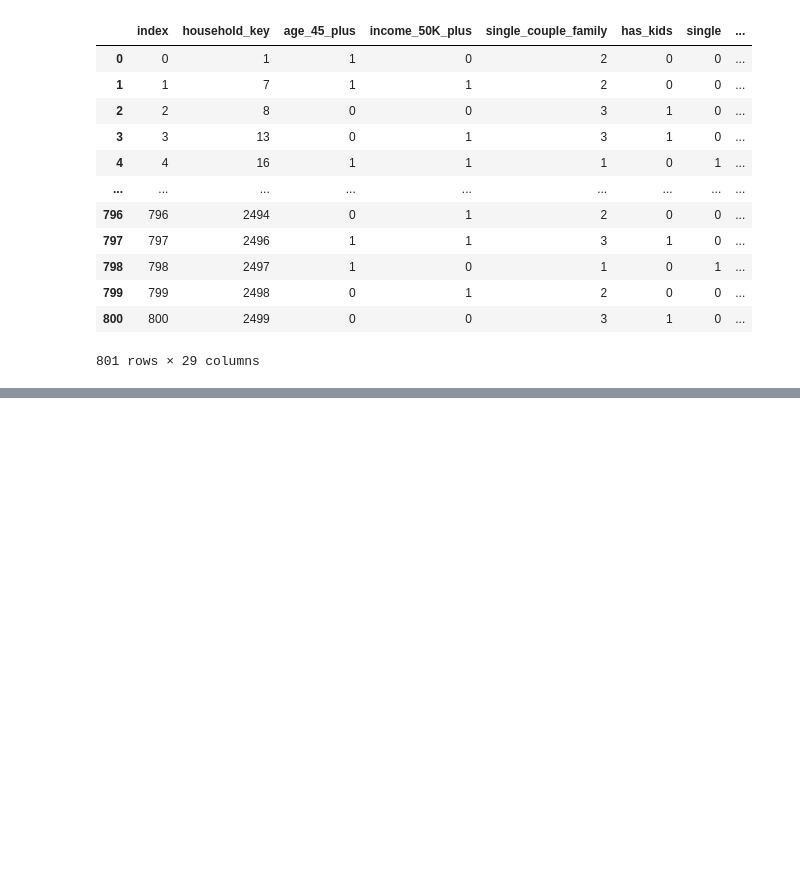
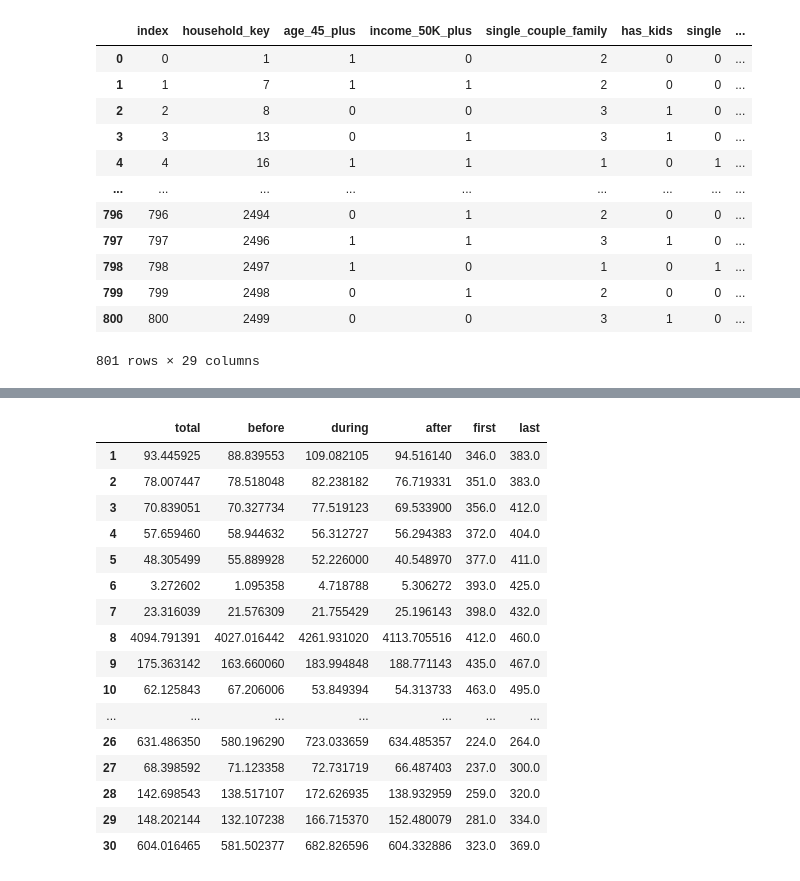
Before and after one commit to np1919/DunnHumby, a Jupyter notebook: src/ETLs.ipynb, the cells around one changed output, grey strips where cells are left out. Saved outputs shown, nothing was run; the diff lists cells and outputs as text; code cells hidden in the pictures; blank space fills up the shorter version.

```diff
--- a/src/ETLs.ipynb
+++ b/src/ETLs.ipynb
@@ -256,0 +322,27 @@ df
+# %%
+#df = pd.read_csv('streamlit_frontends/household_analytics_table/data/hh_summary.csv')
+# df1 = pd.read_csv()
+
+# this table holds the total sales values for the products from each campaign; before, during, and after the campaign
+df1 = pd.read_csv('streamlit_frontends/campaign_performance/data/campaign_sales.csv', index_col=0)
+# df1
+# %%
+df1
+# %% [output]
+|  | total | before | during | after | first | last |
+| 1 | 93.445925 | 88.839553 | 109.082105 | 94.516140 | 346.0 | 383.0 |
+| 2 | 78.007447 | 78.518048 | 82.238182 | 76.719331 | 351.0 | 383.0 |
+| 3 | 70.839051 | 70.327734 | 77.519123 | 69.533900 | 356.0 | 412.0 |
+| 4 | 57.659460 | 58.944632 | 56.312727 | 56.294383 | 372.0 | 404.0 |
+| 5 | 48.305499 | 55.889928 | 52.226000 | 40.548970 | 377.0 | 411.0 |
+| 6 | 3.272602 | 1.095358 | 4.718788 | 5.306272 | 393.0 | 425.0 |
+| 7 | 23.316039 | 21.576309 | 21.755429 | 25.196143 | 398.0 | 432.0 |
+| 8 | 4094.791391 | 4027.016442 | 4261.931020 | 4113.705516 | 412.0 | 460.0 |
+| 9 | 175.363142 | 163.660060 | 183.994848 | 188.771143 | 435.0 | 467.0 |
+| 10 | 62.125843 | 67.206006 | 53.849394 | 54.313733 | 463.0 | 495.0 |
+| ... | ... | ... | ... | ... | ... | ... |
+| 26 | 631.486350 | 580.196290 | 723.033659 | 634.485357 | 224.0 | 264.0 |
+| 27 | 68.398592 | 71.123358 | 72.731719 | 66.487403 | 237.0 | 300.0 |
+| 28 | 142.698543 | 138.517107 | 172.626935 | 138.932959 | 259.0 | 320.0 |
+| 29 | 148.202144 | 132.107238 | 166.715370 | 152.480079 | 281.0 | 334.0 |
+| 30 | 604.016465 | 581.502377 | 682.826596 | 604.332886 | 323.0 | 369.0 |
```
Also changed, not shown: parts of 22 cells of this notebook, 48 other files.
